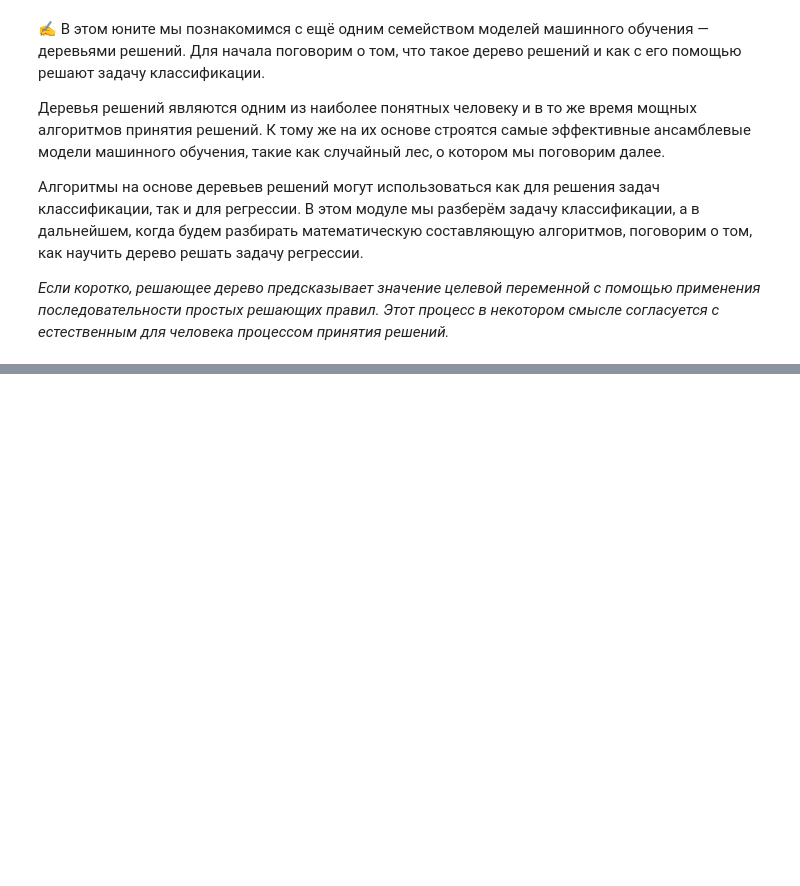
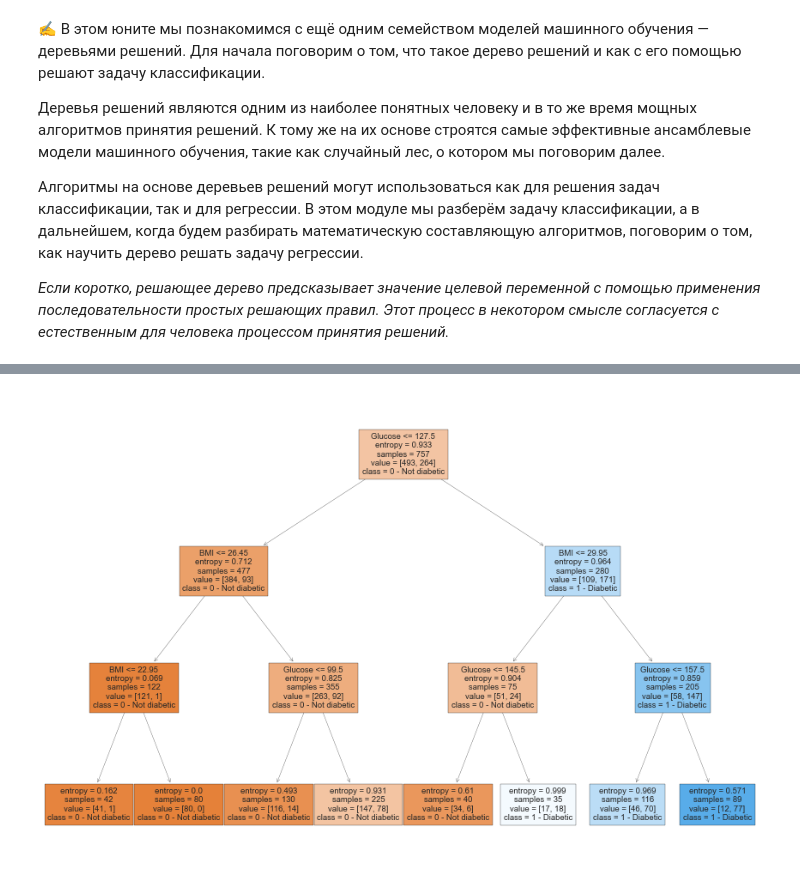
Before and after one commit to royvudgren/sf_datascience_practice, a Jupyter notebook: ML-3 supervised learning classification/5 desicion trees.ipynb, the cells around one changed output, grey strips where cells are left out. Cells and saved outputs as stored; diff of their text form; code cells hidden in the pictures; blank space fills up the shorter version.

```diff
--- a/ML-3 supervised learning classification/5 desicion trees.ipynb
+++ b/ML-3 supervised learning classification/5 desicion trees.ipynb
@@ -15,0 +377,6 @@
+# %%
+# Создадим матрицу наблюдений X из признаков Glucose и BMI и столбец с правильными ответами y из признака Outcome:
+
+#Создаём матрицу наблюдений X и столбец с ответами y
+X = diabetes_data[['Glucose', 'BMI']]
+y = diabetes_data['Outcome']
@@ -15,0 +403,9 @@
+# %%
+#Создаём объект класса DecisionTreeClassifier
+dt_clf_2d = tree.DecisionTreeClassifier(
+    criterion='entropy', #критерий информативности
+    max_depth=3, #максимальная глубина
+    random_state=42 #генератор случайных чисел
+)
+#Обучаем дерево решений по алгоритму CART
+dt_clf_2d.fit(X, y)
@@ -15,0 +424,12 @@
+# %%
+#Создаём фигуру для визуализации графа
+fig = plt.figure(figsize=(15, 10))
+#Строим граф дерева решений
+tree.plot_tree(
+    dt_clf_2d, #объект обученного дерева
+    feature_names=X.columns, #наименования факторов
+    class_names=["0 - Not diabetic", "1 - Diabetic"], #имена классов
+    filled=True, #расцветка графа
+);
+# %% [output]
+[figure, added]
```
Also changed, not shown: parts of 60 cells of this notebook, 18 other files.
